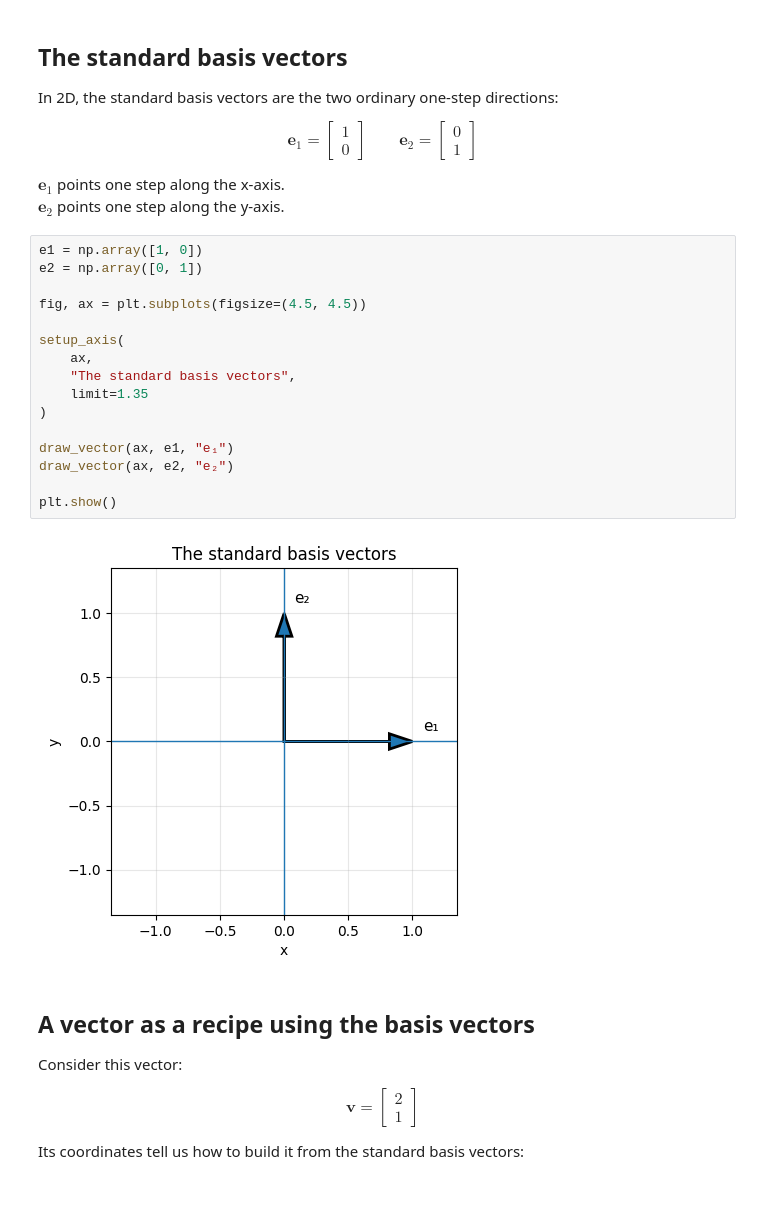
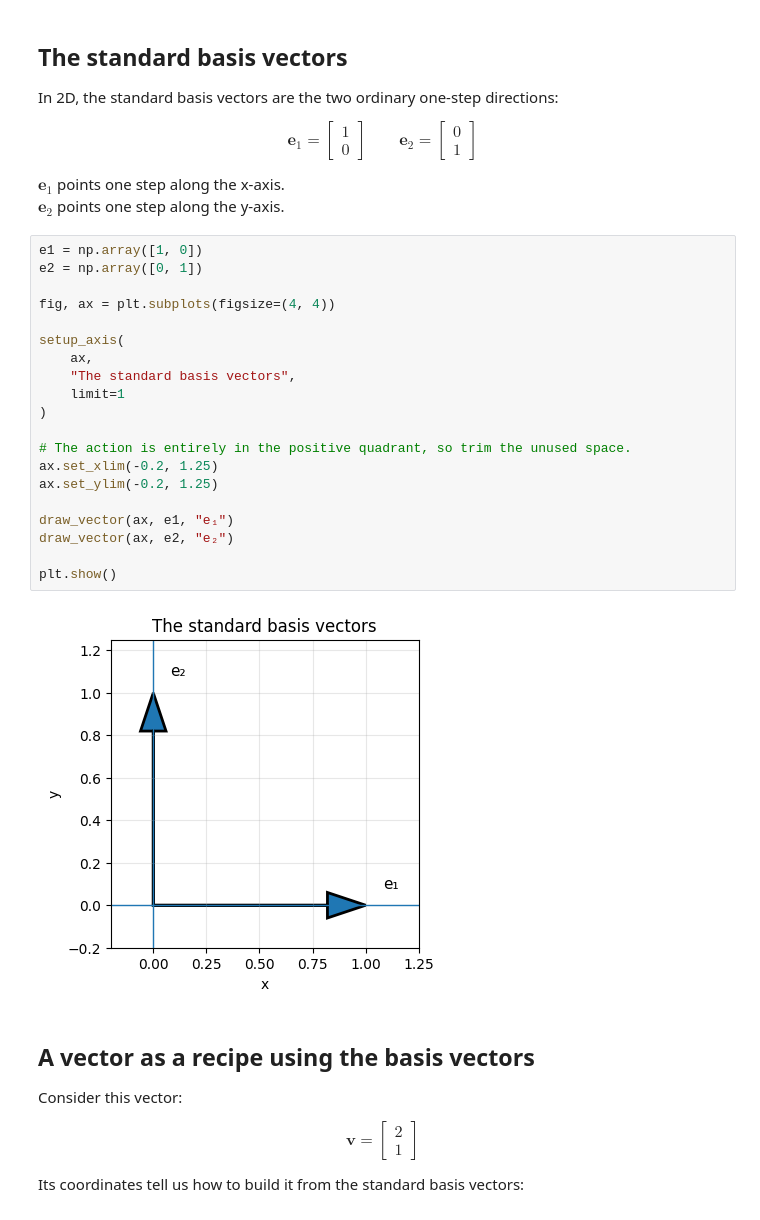
Before and after one commit to AnthonyPWatts/imperial-ai-coursework, a Jupyter notebook: maths-refresh/04e-basis-vectors-and-matrix-columns.ipynb, the cells around one changed output. Cells and saved outputs as stored; diff of their text form.

```diff
--- a/maths-refresh/04e-basis-vectors-and-matrix-columns.ipynb
+++ b/maths-refresh/04e-basis-vectors-and-matrix-columns.ipynb
@@ -102,21 +102,25 @@ $\mathbf{e}_2$ points one step along the y-axis.
 # %%
 e1 = np.array([1, 0])
 e2 = np.array([0, 1])
 
-fig, ax = plt.subplots(figsize=(4.5, 4.5))
+fig, ax = plt.subplots(figsize=(4, 4))
 
 setup_axis(
     ax,
     "The standard basis vectors",
-    limit=1.35
+    limit=1
 )
+
+# The action is entirely in the positive quadrant, so trim the unused space.
+ax.set_xlim(-0.2, 1.25)
+ax.set_ylim(-0.2, 1.25)
 
 draw_vector(ax, e1, "e₁")
 draw_vector(ax, e2, "e₂")
 
 plt.show()
 # %% [output]
-[figure, old version]
+[figure, new version]
 # %% [markdown]
 ## A vector as a recipe using the basis vectors
 
```
Also changed, not shown: parts of 9 cells of this notebook.
